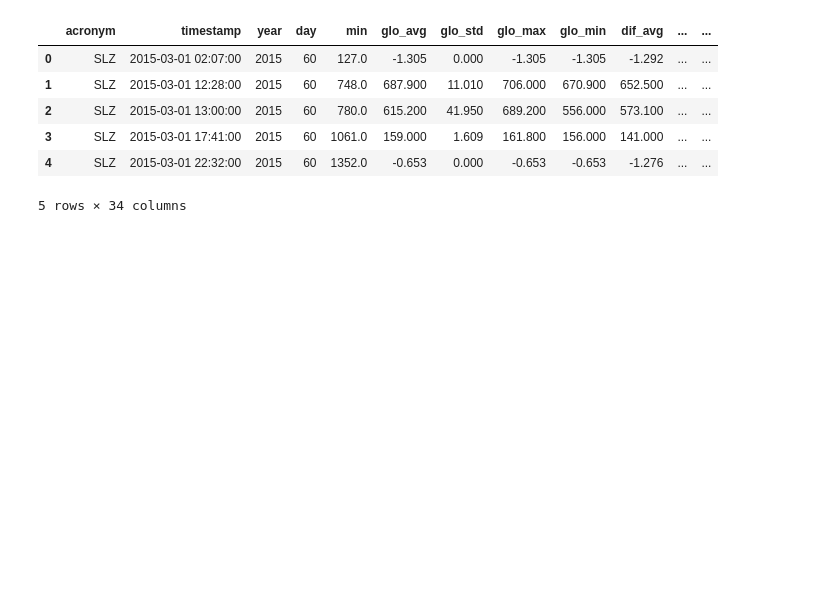
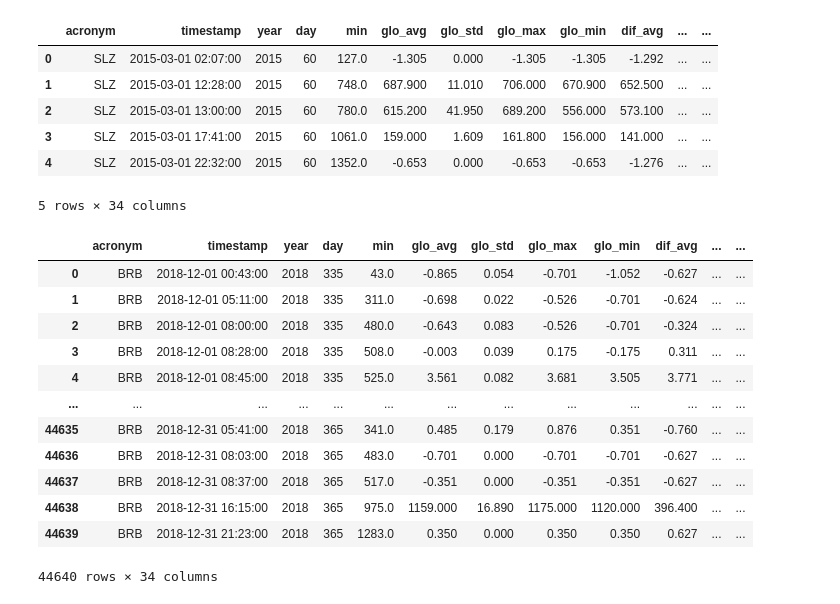
Before and after one commit to labren/sonda-curadoria, a Jupyter notebook: Analise_Exploratoria_Solarimetricos.ipynb, the cells around one changed output. Cells and saved outputs as stored; diff of their text form; code cells hidden in the pictures; blank space fills up the shorter version.

```diff
--- a/Analise_Exploratoria_Solarimetricos.ipynb
+++ b/Analise_Exploratoria_Solarimetricos.ipynb
@@ -38,0 +57,23 @@ temporal_solar = verifica_temporal(NOME_DA_TABELA)
+# %%
+# Faz uma consulta para obter dados da estação BRB para o período de 2018-12-01 a 2019-12-31
+query = f"""
+SELECT * FROM {NOME_DA_TABELA}
+WHERE acronym = 'BRB' AND timestamp >= '2018-12-01' AND timestamp <= '2019-12-31'
+"""
+# Executa a consulta e armazena o resultado em um DataFrame
+estacao_df = con.execute(query).fetch_df()
+estacao_df
+# %% [output]
+|  | acronym | timestamp | year | day | min | glo_avg | glo_std | glo_max | glo_min | dif_avg | ... | ... |
+| 0 | BRB | 2018-12-01 00:43:00 | 2018 | 335 | 43.0 | -0.865 | 0.054 | -0.701 | -1.052 | -0.627 | ... | ... |
+| 1 | BRB | 2018-12-01 05:11:00 | 2018 | 335 | 311.0 | -0.698 | 0.022 | -0.526 | -0.701 | -0.624 | ... | ... |
+| 2 | BRB | 2018-12-01 08:00:00 | 2018 | 335 | 480.0 | -0.643 | 0.083 | -0.526 | -0.701 | -0.324 | ... | ... |
+| 3 | BRB | 2018-12-01 08:28:00 | 2018 | 335 | 508.0 | -0.003 | 0.039 | 0.175 | -0.175 | 0.311 | ... | ... |
+| 4 | BRB | 2018-12-01 08:45:00 | 2018 | 335 | 525.0 | 3.561 | 0.082 | 3.681 | 3.505 | 3.771 | ... | ... |
+| ... | ... | ... | ... | ... | ... | ... | ... | ... | ... | ... | ... | ... |
+| 44635 | BRB | 2018-12-31 05:41:00 | 2018 | 365 | 341.0 | 0.485 | 0.179 | 0.876 | 0.351 | -0.760 | ... | ... |
+| 44636 | BRB | 2018-12-31 08:03:00 | 2018 | 365 | 483.0 | -0.701 | 0.000 | -0.701 | -0.701 | -0.627 | ... | ... |
+| 44637 | BRB | 2018-12-31 08:37:00 | 2018 | 365 | 517.0 | -0.351 | 0.000 | -0.351 | -0.351 | -0.627 | ... | ... |
+| 44638 | BRB | 2018-12-31 16:15:00 | 2018 | 365 | 975.0 | 1159.000 | 16.890 | 1175.000 | 1120.000 | 396.400 | ... | ... |
+| 44639 | BRB | 2018-12-31 21:23:00 | 2018 | 365 | 1283.0 | 0.350 | 0.000 | 0.350 | 0.350 | 0.627 | ... | ... |
+44640 rows × 34 columns
```
Also changed, not shown: parts of 19 cells of this notebook, 1 other file.
